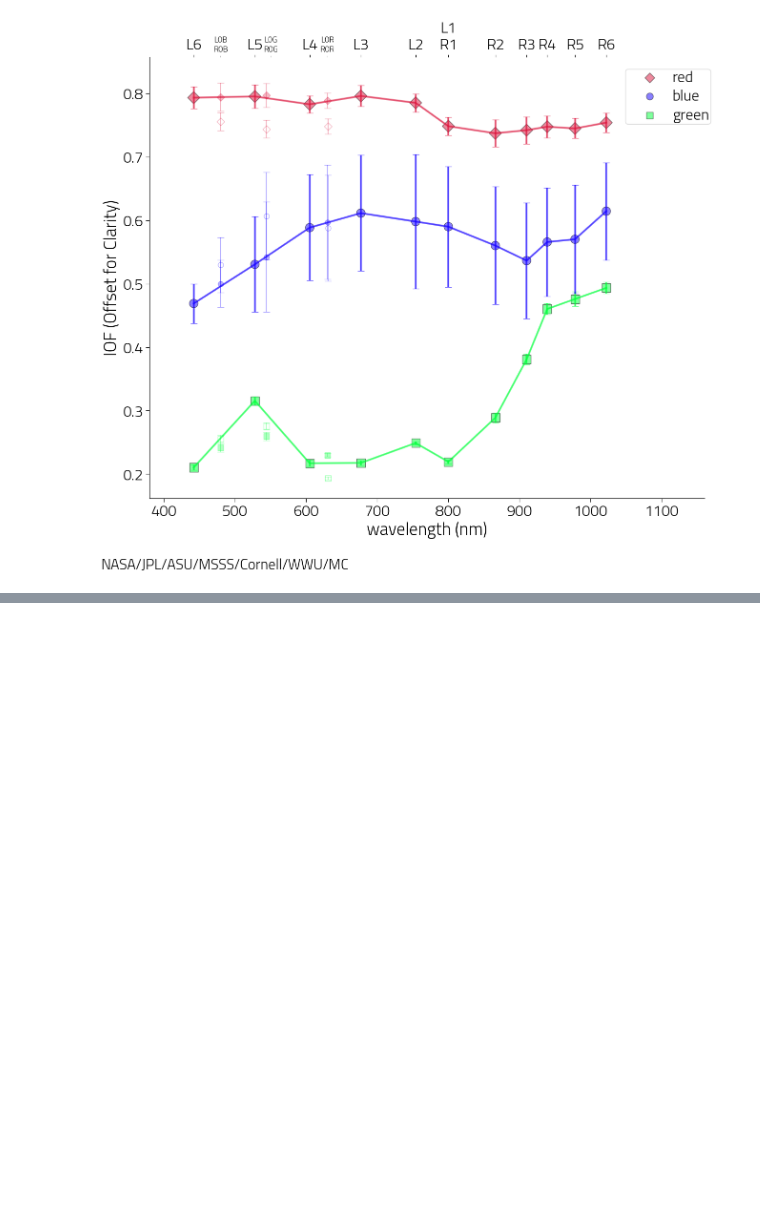
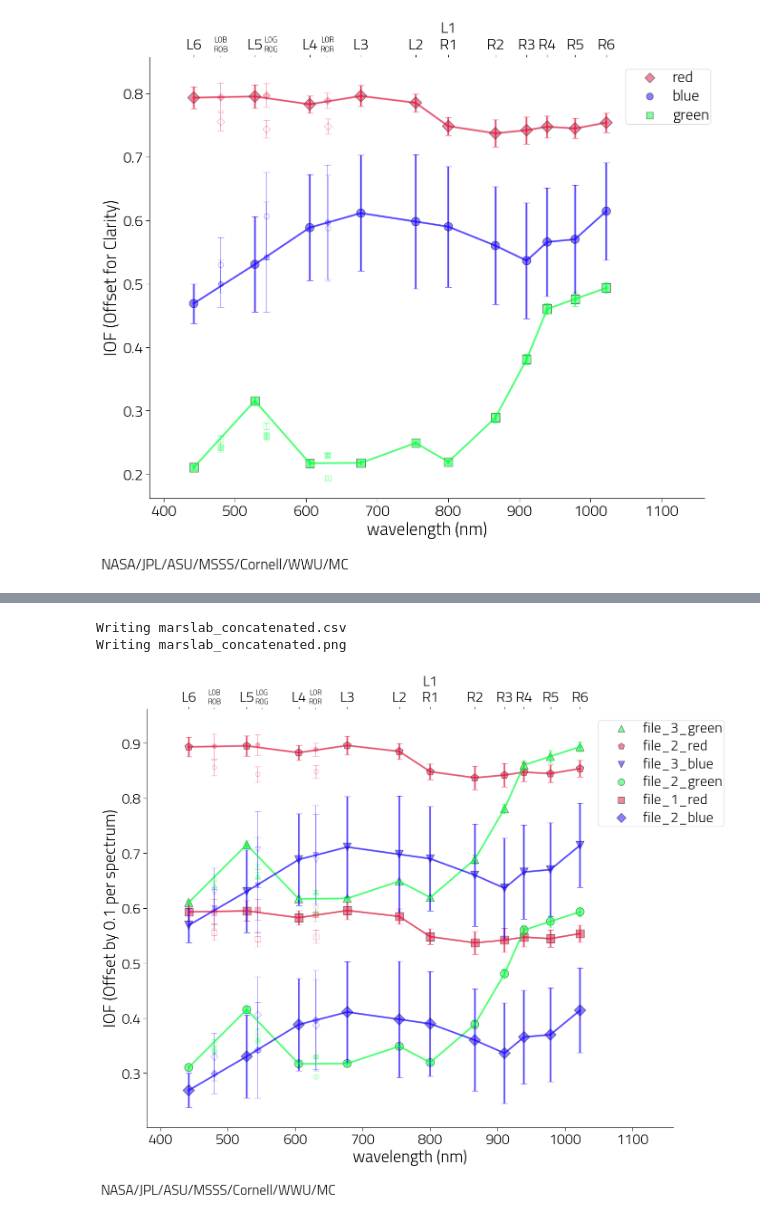
Before and after one commit to MillionConcepts/pretty-plot, a Jupyter notebook: Pretty Plot.ipynb, the cells around one changed output, grey strips where cells are left out. Drawn from its saved outputs; the diff is of its cells as text; code cells hidden in the pictures; blank space fills up the shorter version.

```diff
--- a/Pretty Plot.ipynb
+++ b/Pretty Plot.ipynb
@@ -41,0 +57,24 @@ Writing data/zcam/fakeIOFspectra-marslab.png
+# %%
+from pretty_plot.pplot_utils import merge_and_drop
+from pretty_plot.cli import do_pplot
+
+# list of paths of marslab files to concatenate (these should all be different files; this is just an example)
+
+files_to_merge = ['data/zcam/fakeIOFspectra-marslab.csv',
+                  'data/zcam/fakeIOFspectra-marslab.csv',
+                  'data/zcam/fakeIOFspectra-marslab.csv']
+
+# `colors_to_drop` will need to be a list the length of the number of files you are merging.
+# In this case we are dropping the green and blue ROI from the first file, not dropping any from
+# the second file and dropping the red ROI in the third file.
+
+colors_to_drop = [["green", "blue"], [], ["red"]]
+
+concatenated_marslab_file = merge_and_drop(files_to_merge, colors_to_drop=colors_to_drop)
+
+do_pplot(concatenated_marslab_file, offset=0.1,
+         roi_labels=["file_1_red", "file_2_green", "file_2_blue", "file_2_red", "file_3_green", "file_3_blue"])
+# %% [output]
+Writing marslab_concatenated.csv
+Writing marslab_concatenated.png
+[figure, added]
```
Also changed, not shown: parts of 11 cells of this notebook, 3 other files.
